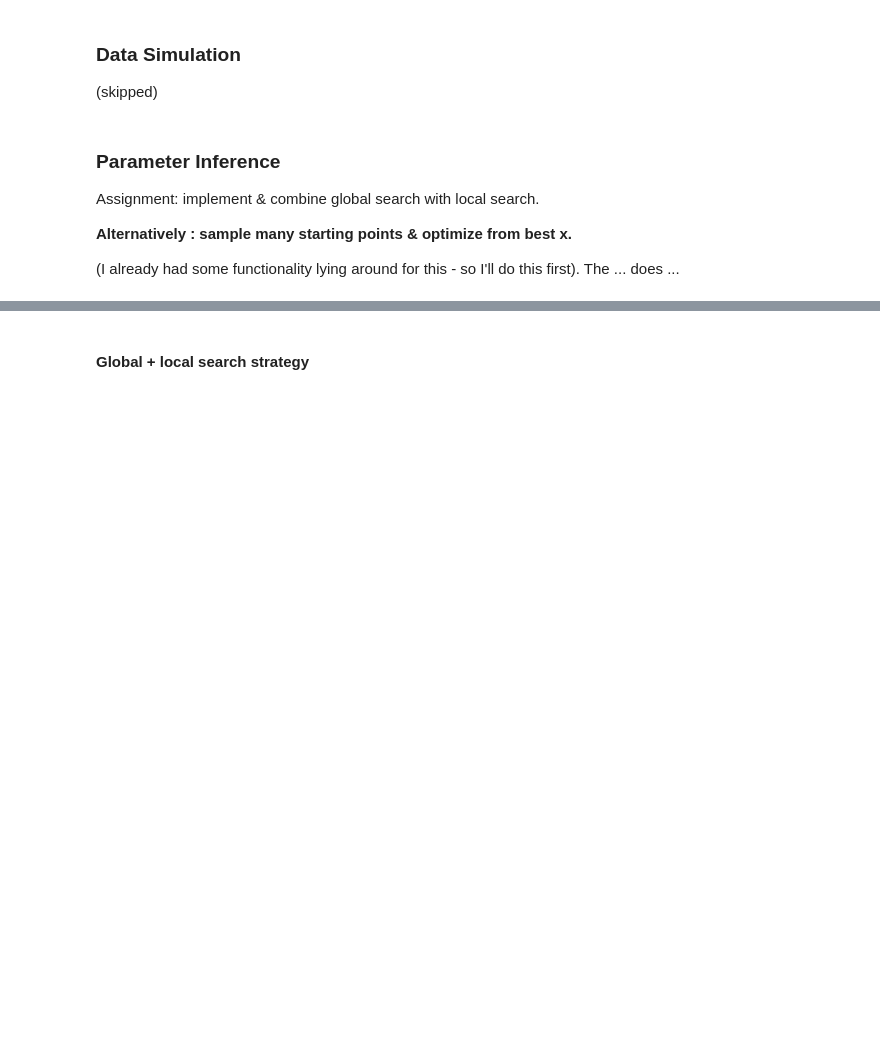
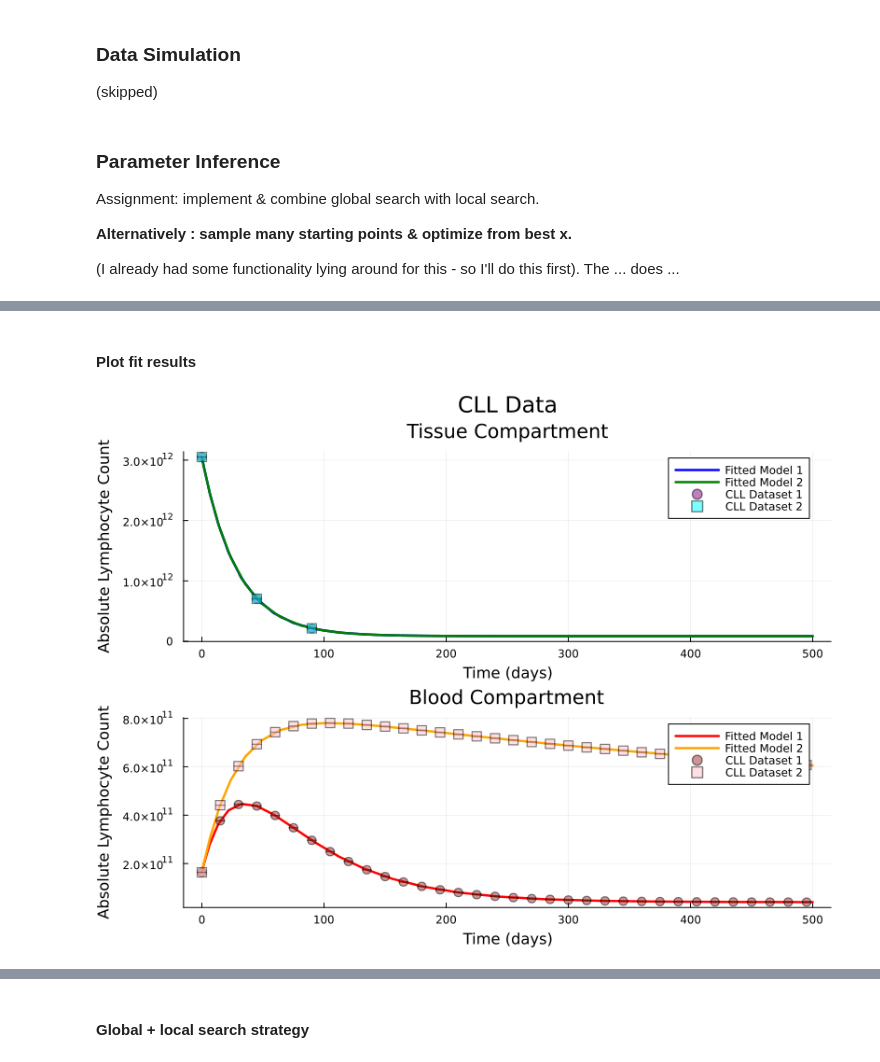
Before and after one commit to PetrusBult/dynamic-modeling-in-systems-biology, a Jupyter notebook: assignment/assignment.ipynb, the cells around one changed output, grey strips where cells are left out. Cells and saved outputs as stored; diff of their text form; code cells hidden in the pictures; blank space fills up the shorter version.

Commit message:
minor bugfixes in copying of functionality - done with parameter estimation assignment

```diff
--- a/assignment/assignment.ipynb
+++ b/assignment/assignment.ipynb
@@ -101,3 +103,38 @@ Assignment: implement & combine global search with local search.
 **Alternatively : sample many starting points & optimize from best x.**
 
 (I already had some functionality lying around for this - so I'll do this first). The ... does ...
+# %%
+using OptimizationOptimJL
+
+# Initialize wodartz_model -> parameters will be estimated (so specific values here are of less importance (only matter for starting position if you don't sample a collection of starting points)).
+wodartz_model = WodartzModel((m=0.015, d1=0.05, d2=0.002, c=1e10), (tissue=tissue_0, blood=blood_0));
+
+# Create config struct for multistart of the fit_model method
+# e.g. start with 10000 starting points (n_samples - sampled with latin hypercube sampling (method=:lhs)), pick 50 best ones (n_starts) to do local optimization from.
+# (NOTE: this is a bit overkill -> I already saw that both datasets give good convergence already from the 'guessed' starting points given above).
+ms = MultiStartConfig(n_samples=10000, n_starts=50, method=:lhs, parallel=true, seed=42)
+
+obs_data_vector1 = [dataset1["tissue"], dataset1["blood"]]
+obs_data_vector2 = [dataset2["tissue"], dataset2["blood"]]
+
+# Fit on 1st dataset
+fitted_model1, result = fit_model(
+    wodartz_model, obs_data_vector1, (:m, :d1, :d2, :c),
+    lb=lb,
+    ub=ub,
+    optimizer=LBFGS(),
+    maxiters=1000,
+    multistart=ms
+)
+sol_fit1 = simulate(fitted_model1, tspan=(0.0, 500.0));
+
+fitted_model2, result = fit_model(
+    wodartz_model, obs_data_vector2, (:m, :d1, :d2, :c),
+    lb=lb,
+    ub=ub,
+    optimizer=LBFGS(),
+    maxiters=1000,
+    multistart=ms
+)
+
+sol_fit2 = simulate(fitted_model2, tspan=(0.0, 500.0));
@@ -103,0 +150,6 @@ Assignment: implement & combine global search with local search.
+# %% [markdown]
+#### Plot fit results
+# %%
+plot_cll(observed=[dataset1, dataset2], solutions=[sol_fit1, sol_fit2], data_labels=["CLL Dataset 1", "CLL Dataset 2"], solution_labels=["Fitted Model 1", "Fitted Model 2"], alpha=0.5)
+# %% [output]
+[figure, added]
```
Also changed, not shown: parts of 8 cells of this notebook, 6 other files.
